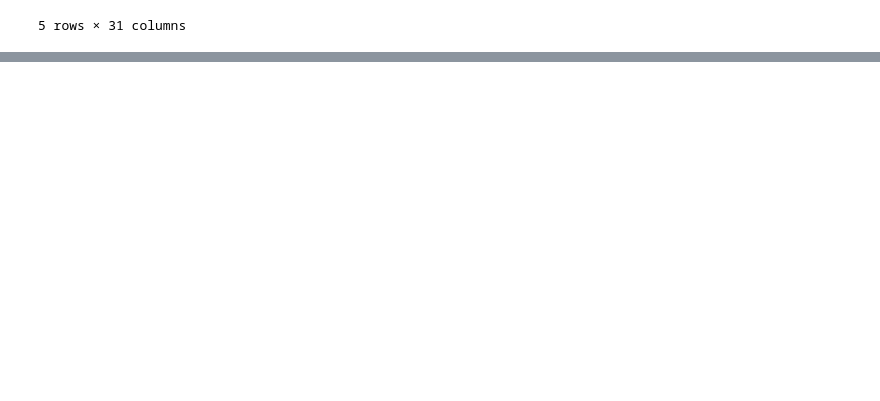
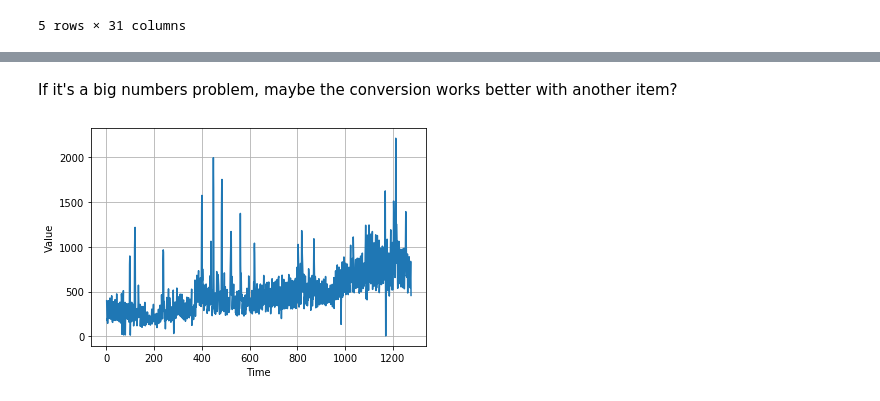
Before and after one commit to sekR4/pred_sale_01, a Jupyter notebook: simple_predictions.ipynb, the cells around one changed output, grey strips where cells are left out. Saved outputs shown, nothing was run; the diff lists cells and outputs as text; code cells hidden in the pictures; blank space fills up the shorter version.

```diff
--- a/simple_predictions.ipynb
+++ b/simple_predictions.ipynb
@@ -322,0 +479,9 @@ print(len(df_zoom),len(df.DATE_ID.unique()))
+# %% [markdown]
+If it's a big numbers problem, maybe the conversion works better with another item?
+# %%
+ts = df[df.ITEM_ID== 2].groupby(['DATE_ID'])['QTY'].sum().reset_index(name='sum(QTY)')
+time = ts.DATE_ID.values
+series = ts['sum(QTY)'].values
+plot_series(time,series)
+# %% [output]
+[figure, added]
```
Also changed, not shown: parts of 28 cells of this notebook.
